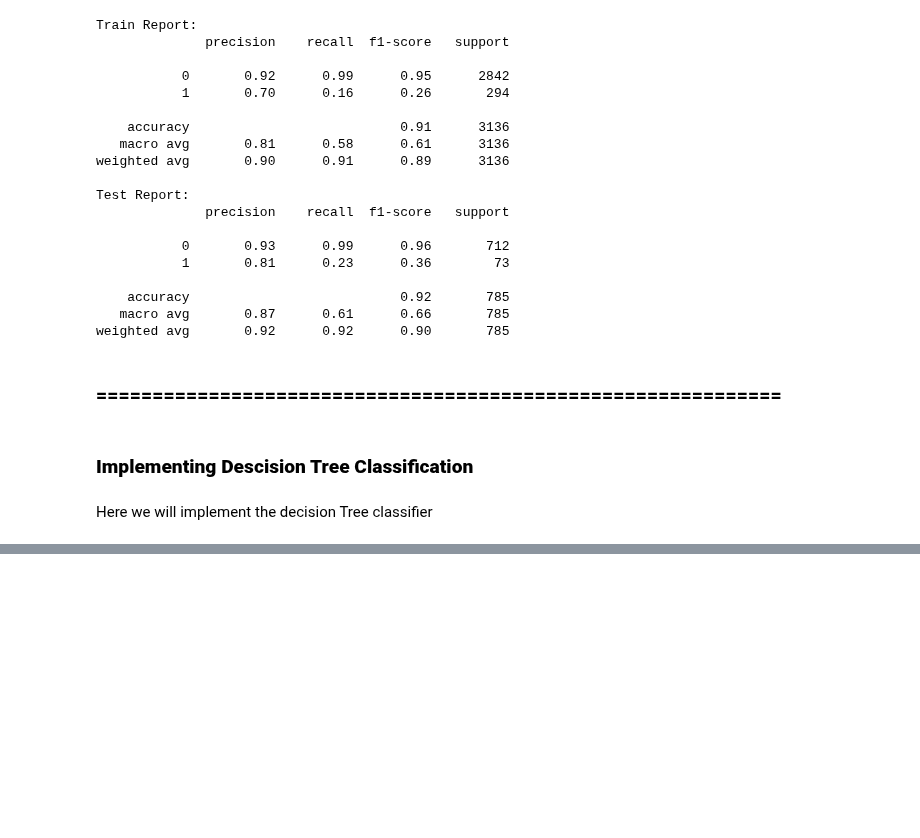
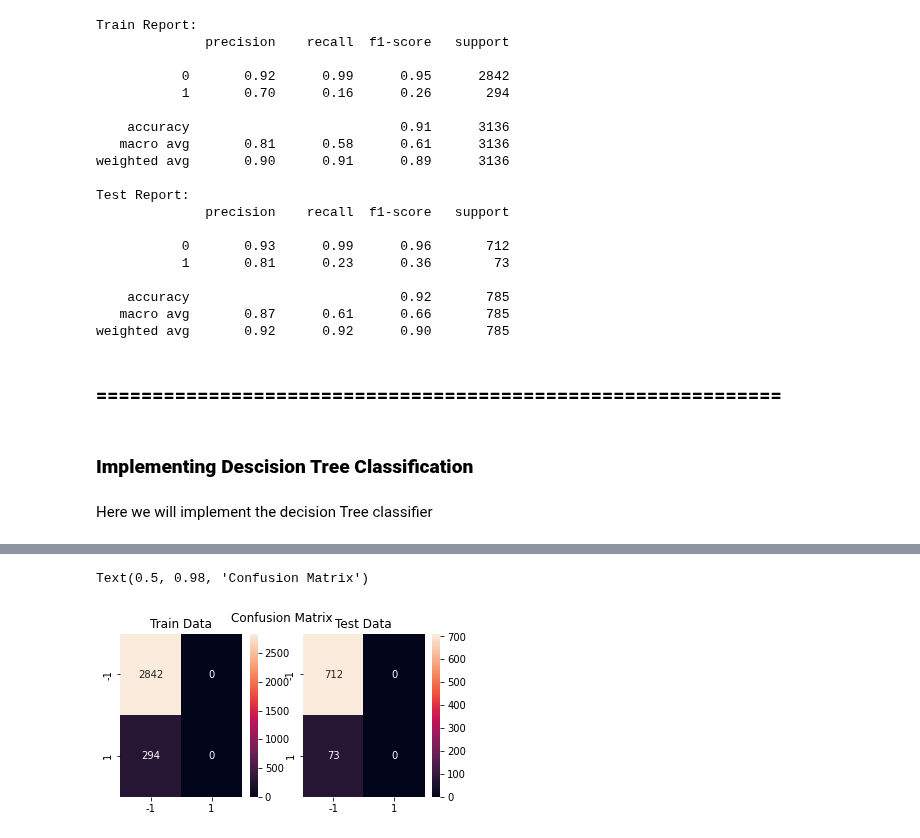
Before and after one commit to arvind-maurya/MachineLearning, a Jupyter notebook: Assignment/AIMLCEP_Q2.ipynb, the cells around one changed output, grey strips where cells are left out. Cells and saved outputs as stored; diff of their text form; code cells hidden in the pictures; blank space fills up the shorter version.

```diff
--- a/Assignment/AIMLCEP_Q2.ipynb
+++ b/Assignment/AIMLCEP_Q2.ipynb
@@ -648,0 +665,11 @@ Here we will implement the decision Tree classifier
+# %%
+#Get the trained model in clf_model
+clf_model = clf.fit(train_features,train_label)
+#We will now use the trained model for predition on the test data set
+predicted_labels = clf_model.predict(test_features)
+# %%
+#reshaping predicted_labels so that it is of the same shape as test_label
+predicted_labels = np.reshape(predicted_labels.data,(num_test,1))
+#If you wish to see how predicted_labels and test_label look, you can print them and check
+#print(predicted_labels)
+#print(test_label)
@@ -648,0 +711,18 @@ Here we will implement the decision Tree classifier
+# %%
+#Plotting the confusion matrix for better interpretation
+import seaborn as sns
+import matplotlib.pyplot as plt
+fig, axes = plt.subplots(ncols=2, figsize=(6, 3))
+ax1, ax2 = axes
+sns.heatmap(cm_train, annot=True, fmt='g', ax=ax1)
+sns.heatmap(cm_test, annot=True, fmt='g', ax=ax2)
+ax1.set_title('Train Data')
+ax1.xaxis.set_ticklabels(['-1', '1'])
+ax1.yaxis.set_ticklabels(['-1', '1'])
+ax2.set_title('Test Data')
+ax2.xaxis.set_ticklabels(['-1', '1'])
+ax2.yaxis.set_ticklabels(['-1', '1'])
+fig.suptitle('Confusion Matrix')
+# %% [output]
+Text(0.5, 0.98, 'Confusion Matrix')
+[figure, added]
```
Also changed, not shown: parts of 6 cells of this notebook.
